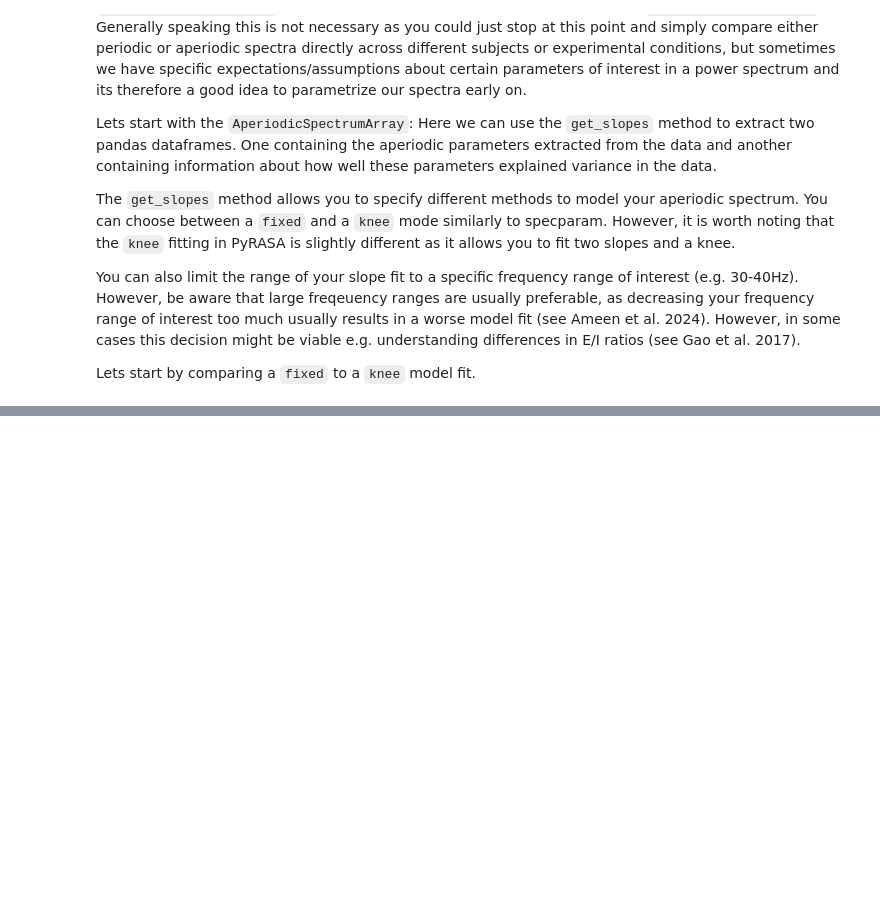
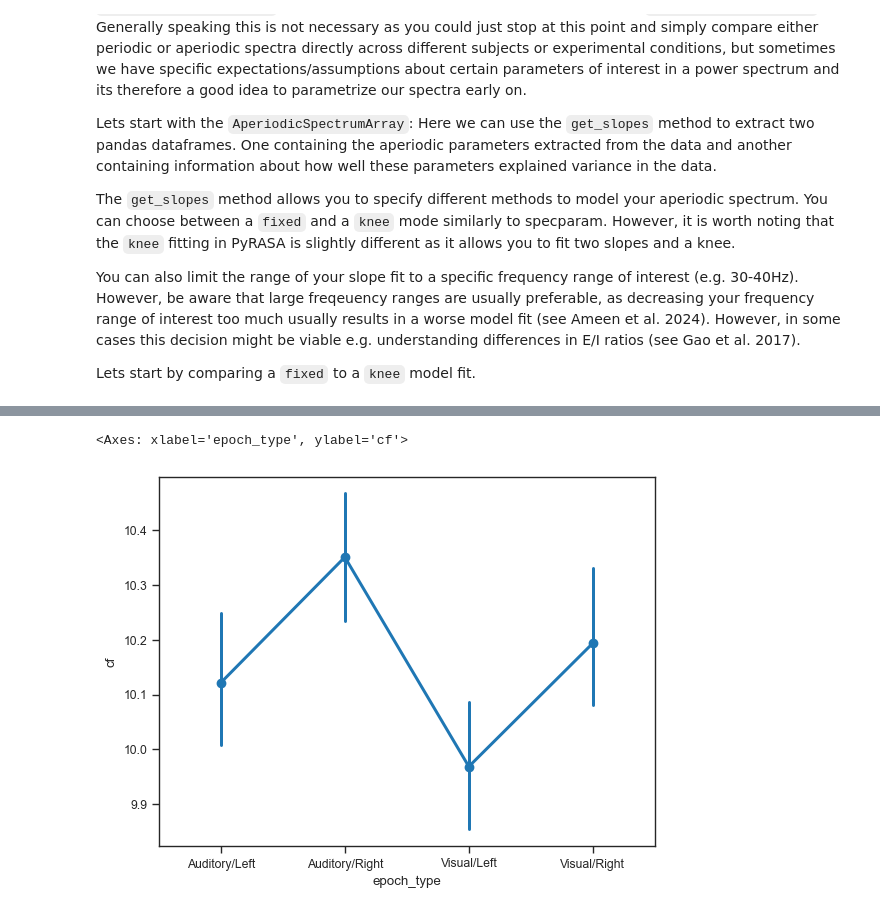
Before and after one commit to schmidtfa/pyrasa, a Jupyter notebook: examples/irasa_mne.ipynb, the cells around one changed output, grey strips where cells are left out. Drawn from its saved outputs; the diff is of its cells as text; code cells hidden in the pictures; blank space fills up the shorter version.

```diff
--- a/examples/irasa_mne.ipynb
+++ b/examples/irasa_mne.ipynb
@@ -252,0 +199,12 @@ df_gof_f['r_squared']
+# %%
+df_periodic = periodic.get_peaks(smoothing_window=2)
+# %%
+from pyrasa.utils.peak_utils import get_band_info
+df_alpha = get_band_info(df_periodic, freq_range=(8,14), ch_names=df_periodic['ch_name'].unique())
+# %%
+p_data = df_alpha.groupby(['event_id', 'ch_name'])['cf'].mean().reset_index()
+
+sns.pointplot(p_data, x='event_id', y='cf')
+# %% [output]
+<Axes: xlabel='epoch_type', ylabel='cf'>
+[figure, added]
```
Also changed, not shown: parts of 18 cells of this notebook, 4 other files.
